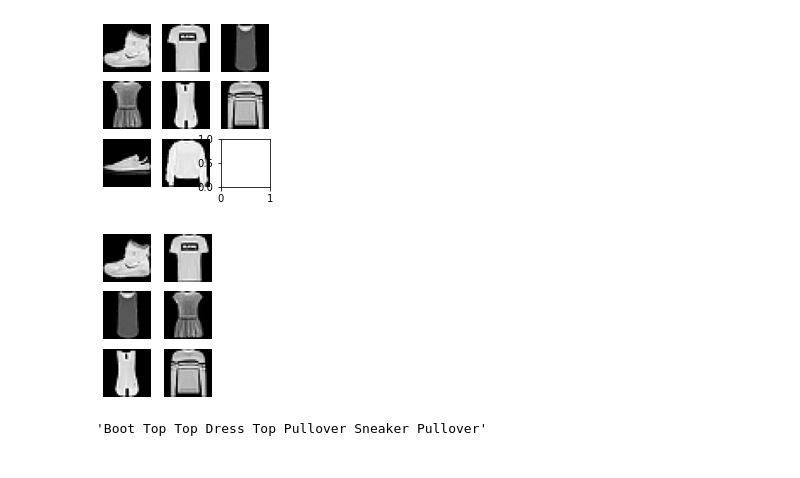
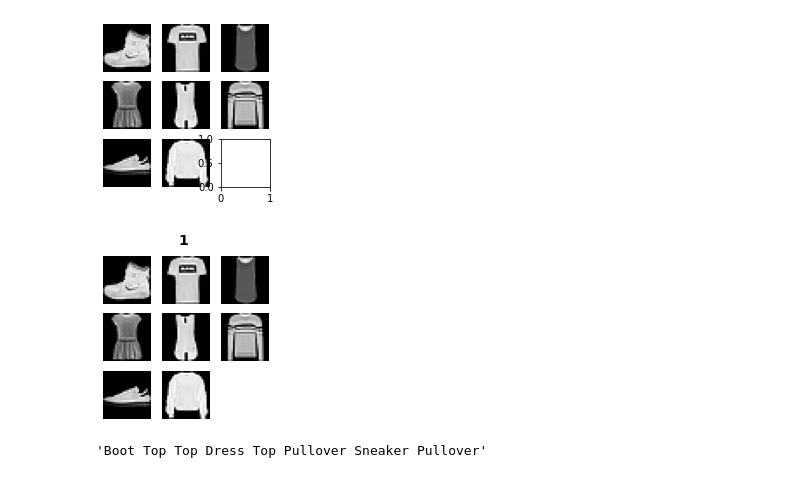
Before and after one commit to sduprey/python_algos_data_structures, a Jupyter notebook: HuggingFaceDatasets/05_datasets.ipynb, the cells around one changed output. Drawn from its saved outputs; the diff is of its cells as text; code cells hidden in the pictures.

```diff
--- a/HuggingFaceDatasets/05_datasets.ipynb
+++ b/HuggingFaceDatasets/05_datasets.ipynb
@@ -68,6 +85,5 @@ NotImplementedError: Loading a dataset cached in a LocalFileSystem is not suppor
 # %%
-train,test = ds_builder['train'],ds_builder['test']
-train[0]
+train,test = dsd['train'],dsd['test']
 # %%
 x,y = ds_builder.info.features
 # %%
@@ -197,16 +216,17 @@ plt.imshow(img[0]);
 [figure]
 # %%
 #|export
-@fc.delegates(plt.Axes.imshow)
+import numpy as np
+#@fc.delegates(plt.Axes.imshow)
 def show_image(im, ax=None, figsize=None, title=None, noframe=True, **kwargs):
     "Show a PIL or PyTorch image on `ax`."
-    if fc.hasattrs(im, ('cpu','permute','detach')):
-        im = im.detach().cpu()
-        if len(im.shape)==3 and im.shape[0]<5: im=im.permute(1,2,0)
-    elif not isinstance(im,np.ndarray): im=np.array(im)
+    #if fc.hasattrs(im, ('cpu','permute','detach')):
+    #    im = im.detach().cpu()
+    #    if len(im.shape)==3 and im.shape[0]<5: im=im.permute(1,2,0)
+    if not isinstance(im,np.ndarray): im=np.array(im)
     if im.shape[-1]==1: im=im[...,0]
     if ax is None: _,ax = plt.subplots(figsize=figsize)
-    ax.imshow(im, **kwargs)
+    ax.imshow(im.squeeze(), **kwargs)
     if title is not None: ax.set_title(title)
     ax.set_xticks([])
     ax.set_yticks([])
@@ -284,12 +296,12 @@ for ax,img in zip(axs.flat,imgs): show_image(img, ax)
 [figure]
 # %%
 #|export
-@fc.delegates(subplots)
+#@fc.delegates(subplots)
 def get_grid(
     n:int, # Number of axes
-    nrows:int=None, # Number of rows, defaulting to `int(math.sqrt(n))`
-    ncols:int=None, # Number of columns, defaulting to `ceil(n/rows)`
-    title:str=None, # If passed, title set to the figure
+    nrows:int, # Number of rows, defaulting to `int(math.sqrt(n))`
+    ncols:int, # Number of columns, defaulting to `ceil(n/rows)`
+    title:str=1, # If passed, title set to the figure
     weight:str='bold', # Title font weight
     size:int=14, # Title font size
     **kwargs,
@@ -305,9 +317,9 @@ def get_grid(
     if title is not None: fig.suptitle(title, weight=weight, size=size)
     return fig,axs
 # %%
-fig,axs = get_grid(8, nrows=3, imsize=1)
+fig,axs = get_grid(8, nrows=3,ncols=3, imsize=1)
 for ax,img in zip(axs.flat,imgs): show_image(img, ax)
 # %% [output]
-[figure, old version]
+[figure, new version]
 # %%
 #|export
```
Also changed, not shown: parts of 21 cells of this notebook.
